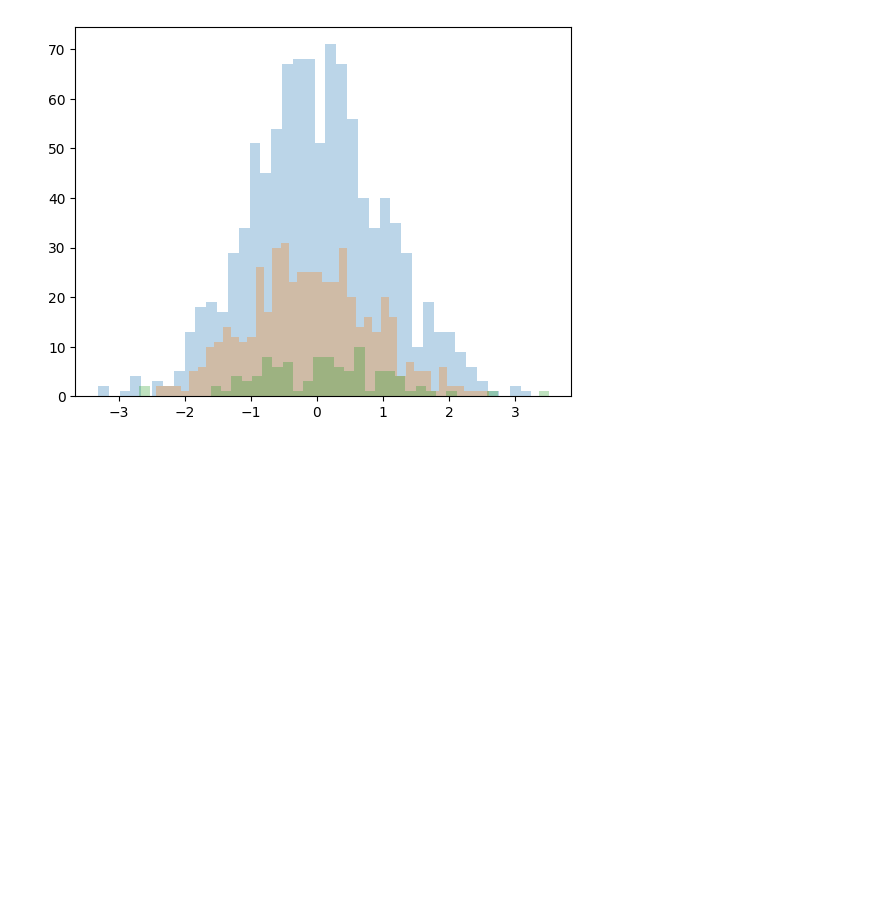
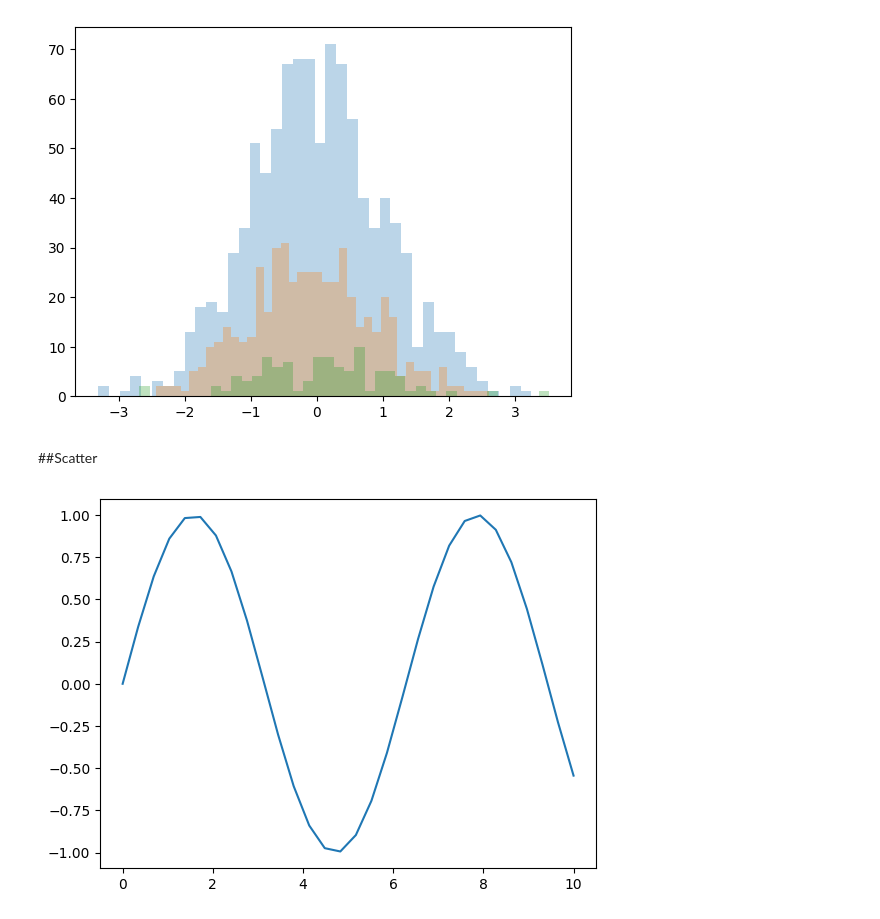
Before and after one commit to MyAppsTest/ciencia_datos_udemy_fg, a Jupyter notebook: Matplotlib.ipynb, the cells around one changed output. Drawn from its saved outputs; the diff is of its cells as text; code cells hidden in the pictures; blank space fills up the shorter version.

```diff
--- a/Matplotlib.ipynb
+++ b/Matplotlib.ipynb
@@ -111,3 +111,5 @@ plt.hist(x2, histtype='stepfilled', alpha=0.3, bins=40)
 plt.hist(x3, histtype='stepfilled', alpha=0.3, bins=40);
 # %% [output]
 [figure]
+# %% [markdown]
+##Scatter
@@ -113,0 +121,7 @@ plt.hist(x3, histtype='stepfilled', alpha=0.3, bins=40);
+# %%
+x = np.linspace(0,10,30)
+y=np.sin(x)
+# %%
+plt.plot(x,y);
+# %% [output]
+[figure, added]
```
Also changed, not shown: parts of 7 cells of this notebook.
